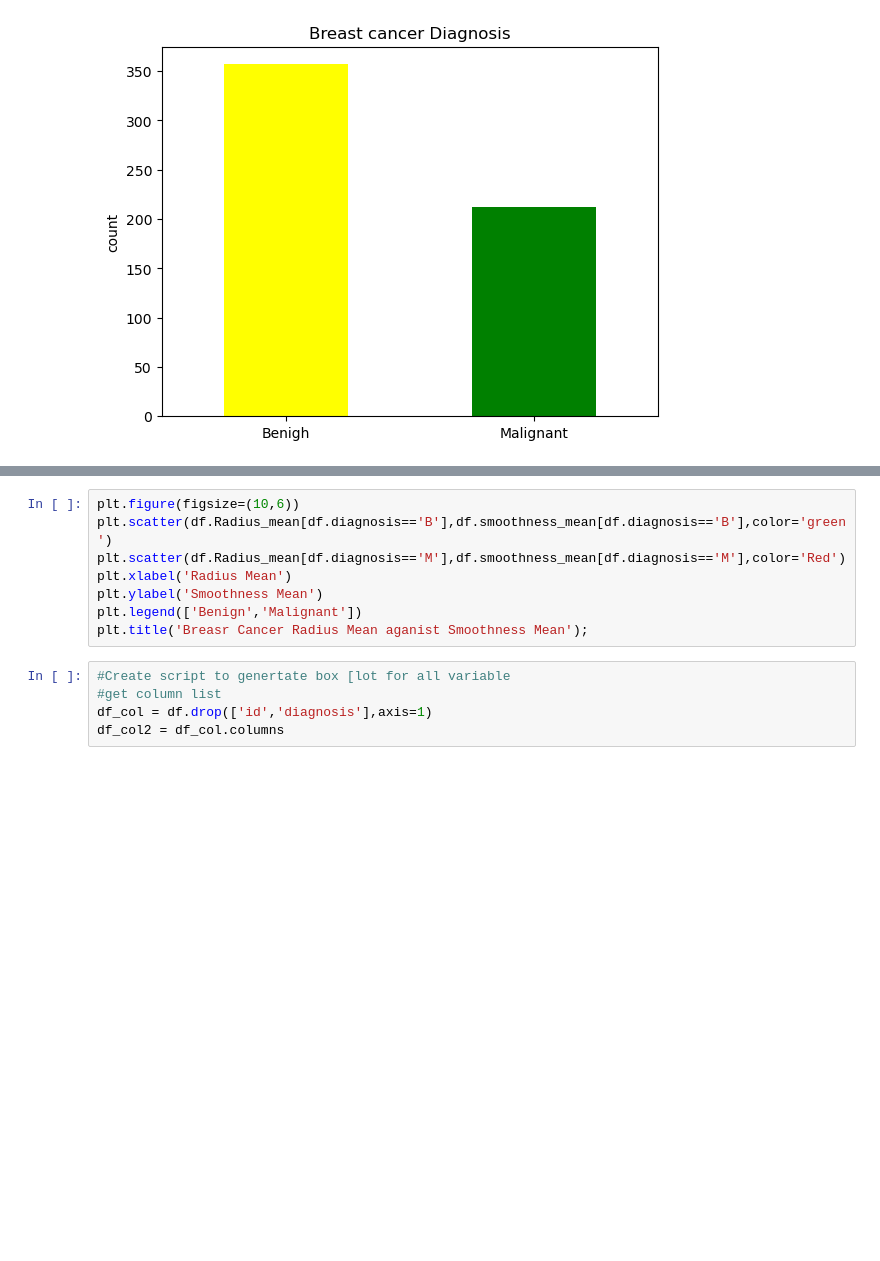
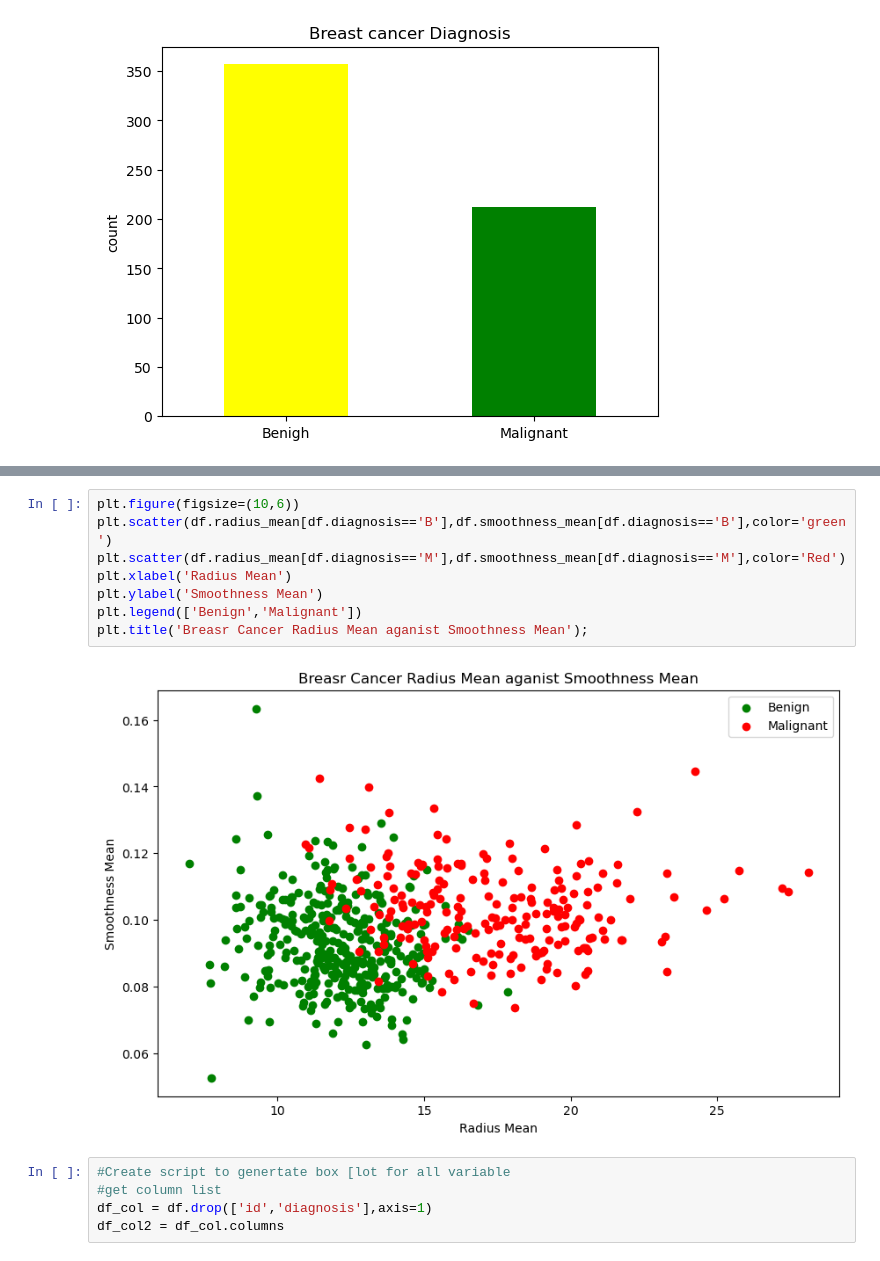
Before and after one commit to lasantha13/breast_ca, a Jupyter notebook: notebook/Breast_Cancer.ipynb, the cells around one changed output, grey strips where cells are left out. Cells and saved outputs as stored; diff of their text form; blank space fills up the shorter version.

```diff
--- a/notebook/Breast_Cancer.ipynb
+++ b/notebook/Breast_Cancer.ipynb
@@ -91,11 +90,13 @@ AttributeError: 'DataFrame' object has no attribute 'Radius_mean'
 # %%
 plt.figure(figsize=(10,6))
-plt.scatter(df.Radius_mean[df.diagnosis=='B'],df.smoothness_mean[df.diagnosis=='B'],color='green')
-plt.scatter(df.Radius_mean[df.diagnosis=='M'],df.smoothness_mean[df.diagnosis=='M'],color='Red')
+plt.scatter(df.radius_mean[df.diagnosis=='B'],df.smoothness_mean[df.diagnosis=='B'],color='green')
+plt.scatter(df.radius_mean[df.diagnosis=='M'],df.smoothness_mean[df.diagnosis=='M'],color='Red')
 plt.xlabel('Radius Mean')
 plt.ylabel('Smoothness Mean')
 plt.legend(['Benign','Malignant'])
 plt.title('Breasr Cancer Radius Mean aganist Smoothness Mean');
+# %% [output]
+[figure, added]
 # %%
 #Create script to genertate box [lot for all variable
 #get column list
```
Also changed, not shown: parts of 12 cells of this notebook.
